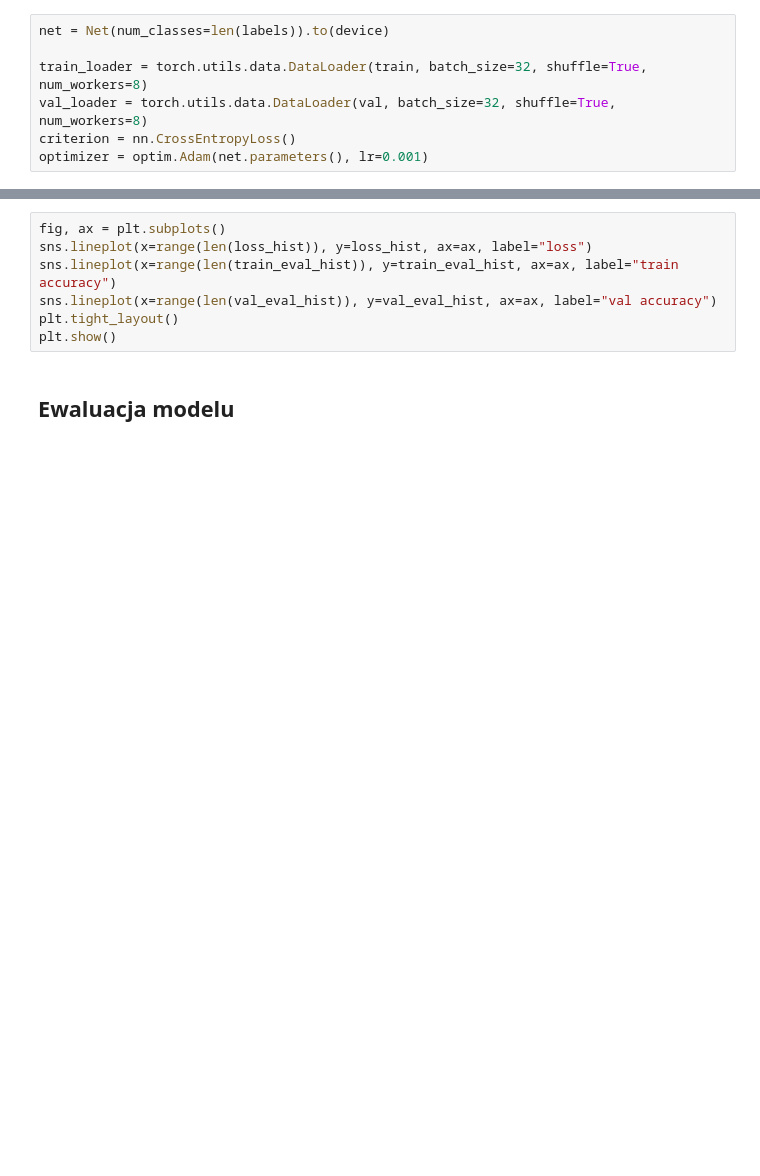
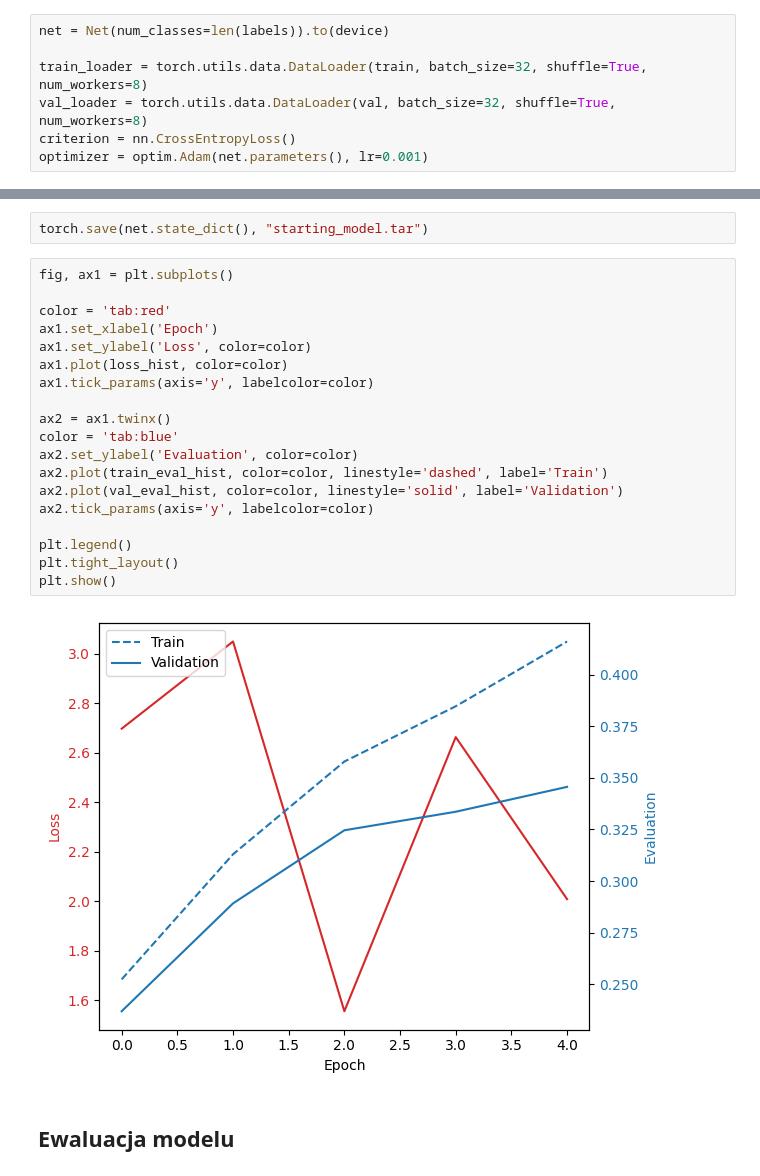
Before and after one commit to BrunoSienkiewicz/Neural-networks, a Jupyter notebook: miniprojekt_3/miniprojekt_3_start.ipynb, the cells around one changed output, grey strips where cells are left out. Drawn from its saved outputs; the diff is of its cells as text; blank space fills up the shorter version.

Commit message:
startowy model

```diff
--- a/miniprojekt_3/miniprojekt_3_eksperymenty.ipynb
+++ b/miniprojekt_3/miniprojekt_3_start.ipynb
@@ -74,10 +73,26 @@ RuntimeError: mat1 and mat2 shapes cannot be multiplied (32x2704 and 400x120)
-# %%
-fig, ax = plt.subplots()
-sns.lineplot(x=range(len(loss_hist)), y=loss_hist, ax=ax, label="loss")
-sns.lineplot(x=range(len(train_eval_hist)), y=train_eval_hist, ax=ax, label="train accuracy")
-sns.lineplot(x=range(len(val_eval_hist)), y=val_eval_hist, ax=ax, label="val accuracy")
-plt.tight_layout()
-plt.show()
+# %%
+torch.save(net.state_dict(), "starting_model.tar")
+# %%
+fig, ax1 = plt.subplots()
+
+color = 'tab:red'
+ax1.set_xlabel('Epoch')
+ax1.set_ylabel('Loss', color=color)
+ax1.plot(loss_hist, color=color)
+ax1.tick_params(axis='y', labelcolor=color)
+
+ax2 = ax1.twinx()
+color = 'tab:blue'
+ax2.set_ylabel('Evaluation', color=color)
+ax2.plot(train_eval_hist, color=color, linestyle='dashed', label='Train')
+ax2.plot(val_eval_hist, color=color, linestyle='solid', label='Validation')
+ax2.tick_params(axis='y', labelcolor=color)
+
+plt.legend()
+plt.tight_layout()
+plt.show()
+# %% [output]
+[figure, added]
 # %% [markdown]
 ## Ewaluacja modelu
 # %%
```
Also changed, not shown: parts of 7 cells of this notebook, 4 other files.
